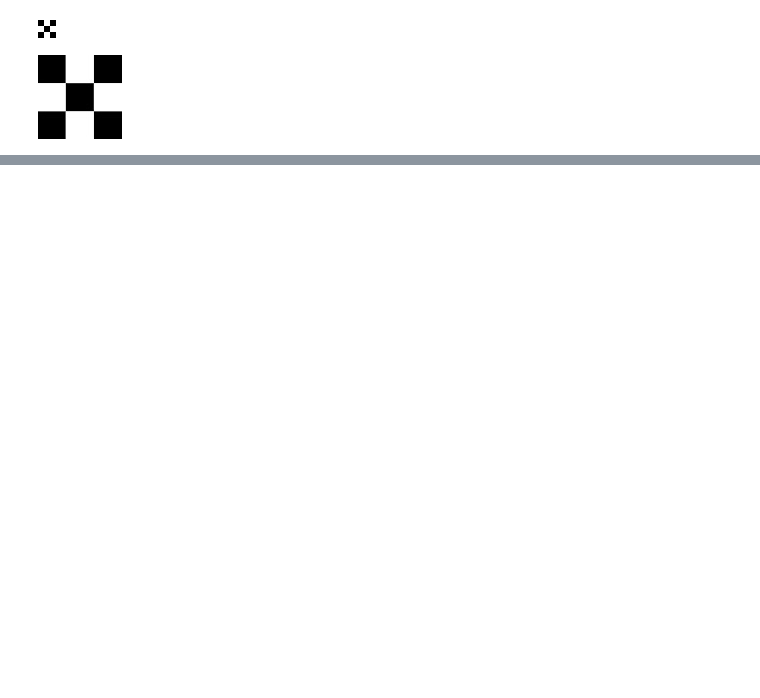
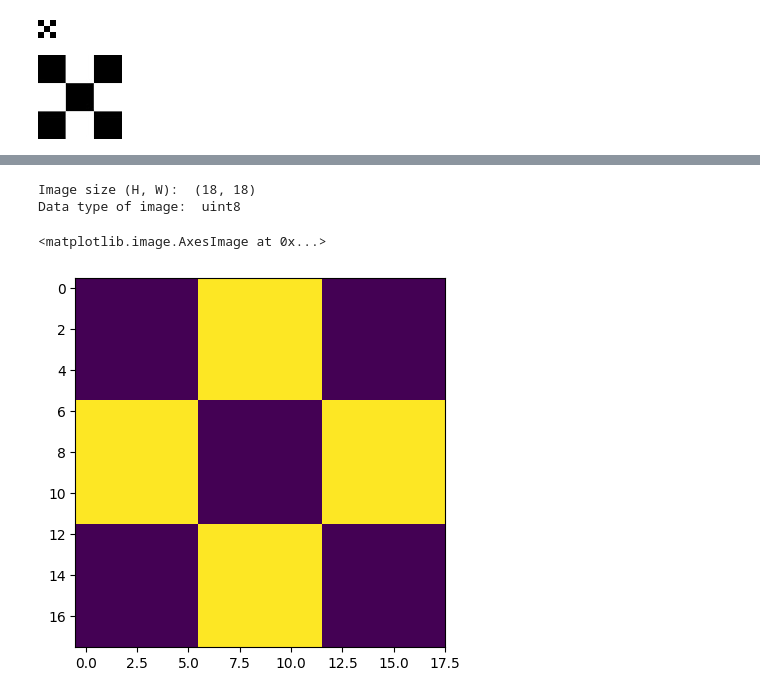
Before and after one commit to merteldem1r/OpenCV-Bootcamp, a Jupyter notebook: Image-Handling/notebooks/image-getting-started.ipynb, the cells around one changed output, grey strips where cells are left out. Drawn from its saved outputs; the diff is of its cells as text; code cells hidden in the pictures; blank space fills up the shorter version.

Commit message:
image handling section finished

```diff
--- a/Image-Handling/notebooks/image-getting-started.ipynb
+++ b/Image-Handling/notebooks/image-getting-started.ipynb
@@ -20,2 +25,8 @@ Image(filename=f"{DATA_ROW_PATH}/checkerboard_84x84.jpg")
 # %% [output]
 [figure]
+# %%
+# we gonna read the imdages with OpenCV library and saving them as numpy arrays (mathematical representatin)
+image_path = f"{DATA_RAW_PATH}/checkerboard_18x18.png"
+cb_image = cv2.imread(image_path, 0)
+
+print(cb_image) # 18 rows and 18 colums each represent the pixel intensity in unsigned 8-bit ingeter
@@ -21,0 +89,13 @@ Image(filename=f"{DATA_ROW_PATH}/checkerboard_84x84.jpg")
+# %%
+# show the image properties
+print("Image size (H, W): ", cb_image.shape)
+print("Data type of image: ", cb_image.dtype)
+# %% [output]
+Image size (H, W):  (18, 18)
+Data type of image:  uint8
+# %%
+# Display image
+plt.imshow(cb_image) # we pass numpy array (cb_image)
+# %% [output]
+<matplotlib.image.AxesImage at 0x...>
+[figure, added]
```
Also changed, not shown: parts of 34 cells of this notebook, 4 other files.
